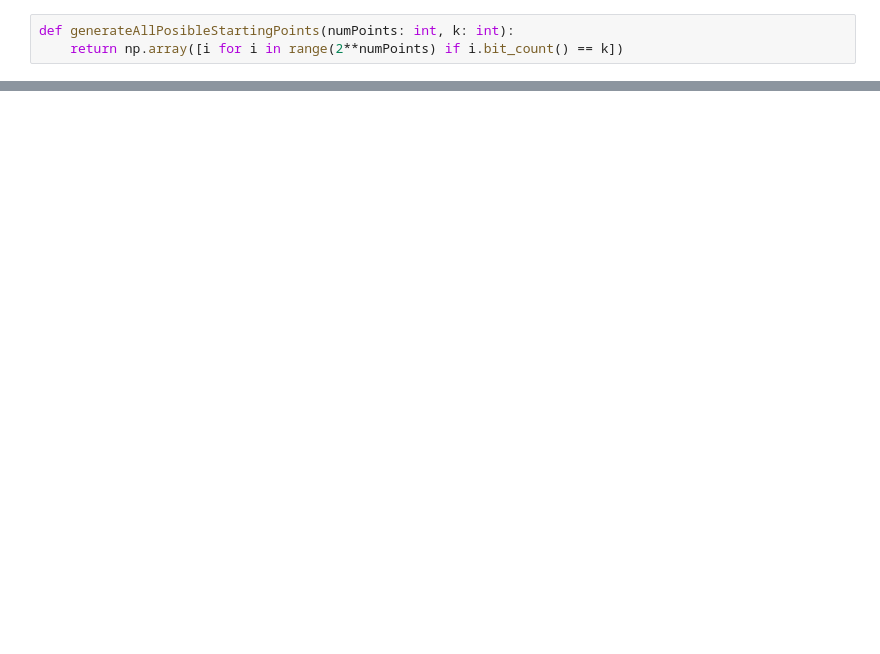
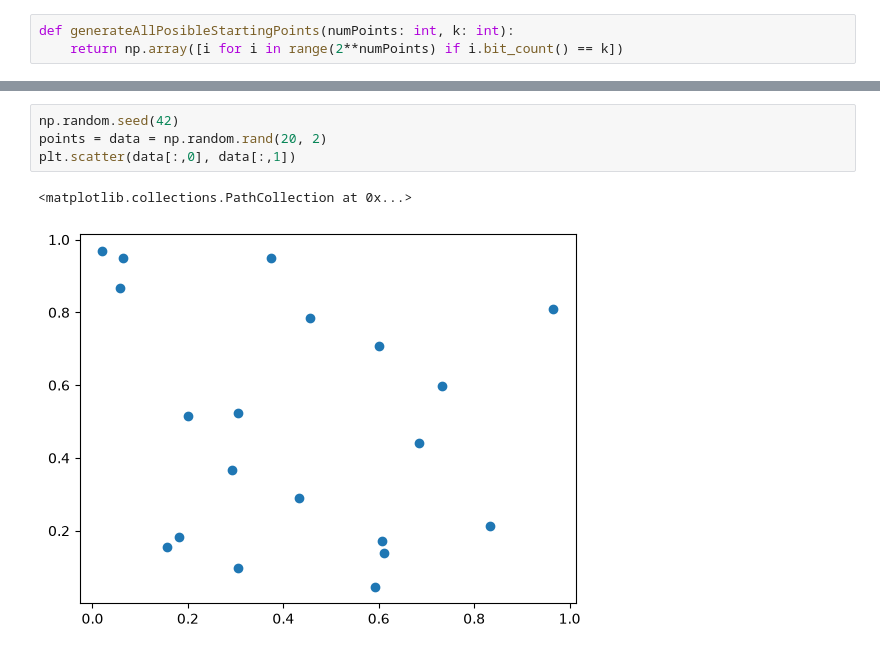
Before and after one commit to pawelmalkowski4/E_learning, a Jupyter notebook: Clustering/kmeans.ipynb, the cells around one changed output, grey strips where cells are left out. Saved outputs shown, nothing was run; the diff lists cells and outputs as text; blank space fills up the shorter version.

```diff
--- a/Clustering/kmeans.ipynb
+++ b/Clustering/kmeans.ipynb
@@ -96,0 +51,7 @@ kMeansCluster(nums, 2)
+# %%
+np.random.seed(42)
+points = data = np.random.rand(20, 2)
+plt.scatter(data[:,0], data[:,1])
+# %% [output]
+<matplotlib.collections.PathCollection at 0x...>
+[figure, added]
```
Also changed, not shown: parts of 18 cells of this notebook, 2 other files.
